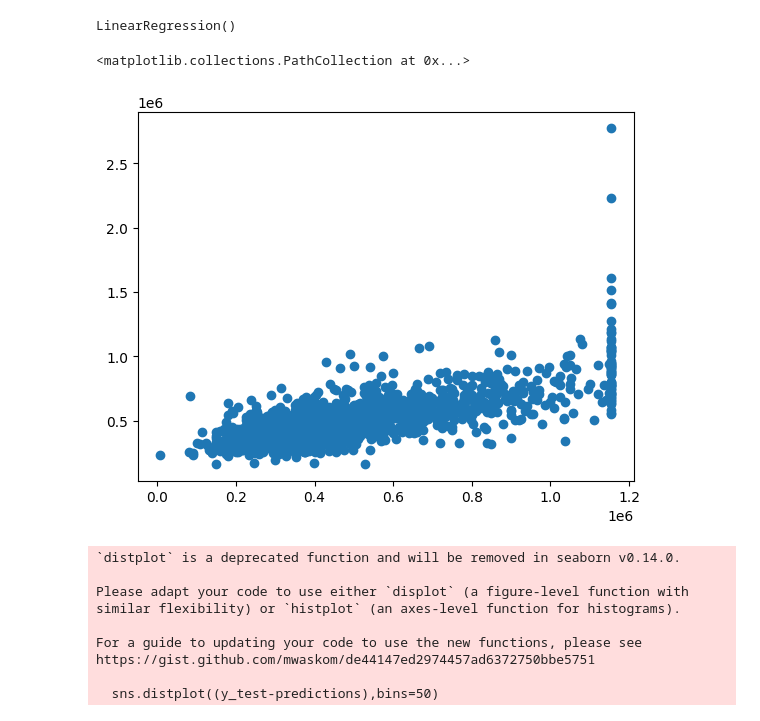
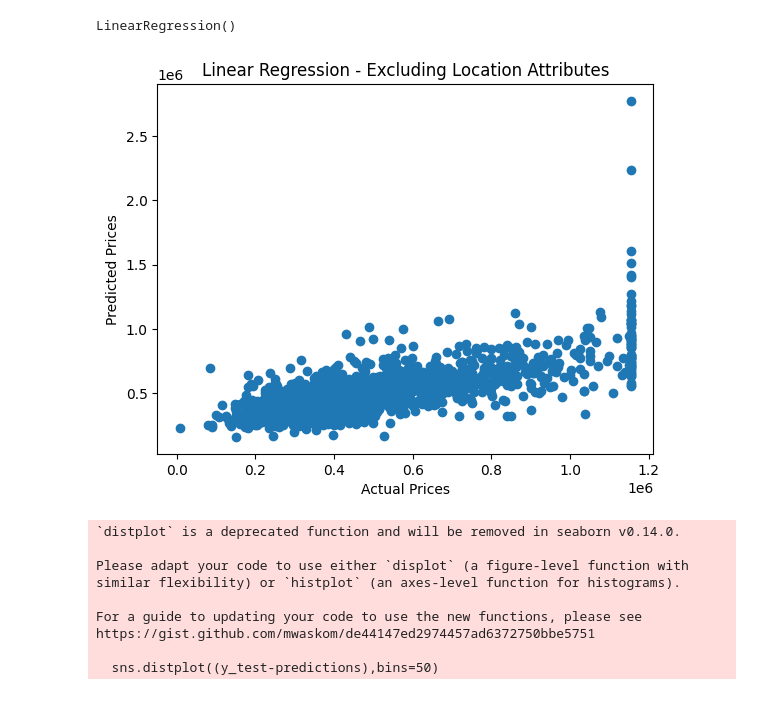
Before and after one commit to MuneefMumthas/CO538-Muneef-22206529, a Jupyter notebook: CO538_CW1_MLProject_Muneef_22206529.ipynb, the cells around one changed output. Drawn from its saved outputs; the diff is of its cells as text; code cells hidden in the pictures.

```diff
--- a/CO538_CW1_MLProject_Muneef_22206529.ipynb
+++ b/CO538_CW1_MLProject_Muneef_22206529.ipynb
@@ -615,9 +618,12 @@ LinearRegression()
 # %%
 predictions = lm.predict(X_test)
 plt.scatter(y_test, predictions)
+plt.xlabel('Actual Prices')
+plt.ylabel('Predicted Prices')
+plt.title('Linear Regression - Excluding Location Attributes')
+plt.show()
 # %% [output]
-<matplotlib.collections.PathCollection at 0x...>
-[figure, old version]
+[figure, new version]
 # %%
 sns.distplot((y_test-predictions),bins=50)
 # %% [output]
```
Also changed, not shown: parts of 4 cells of this notebook.
